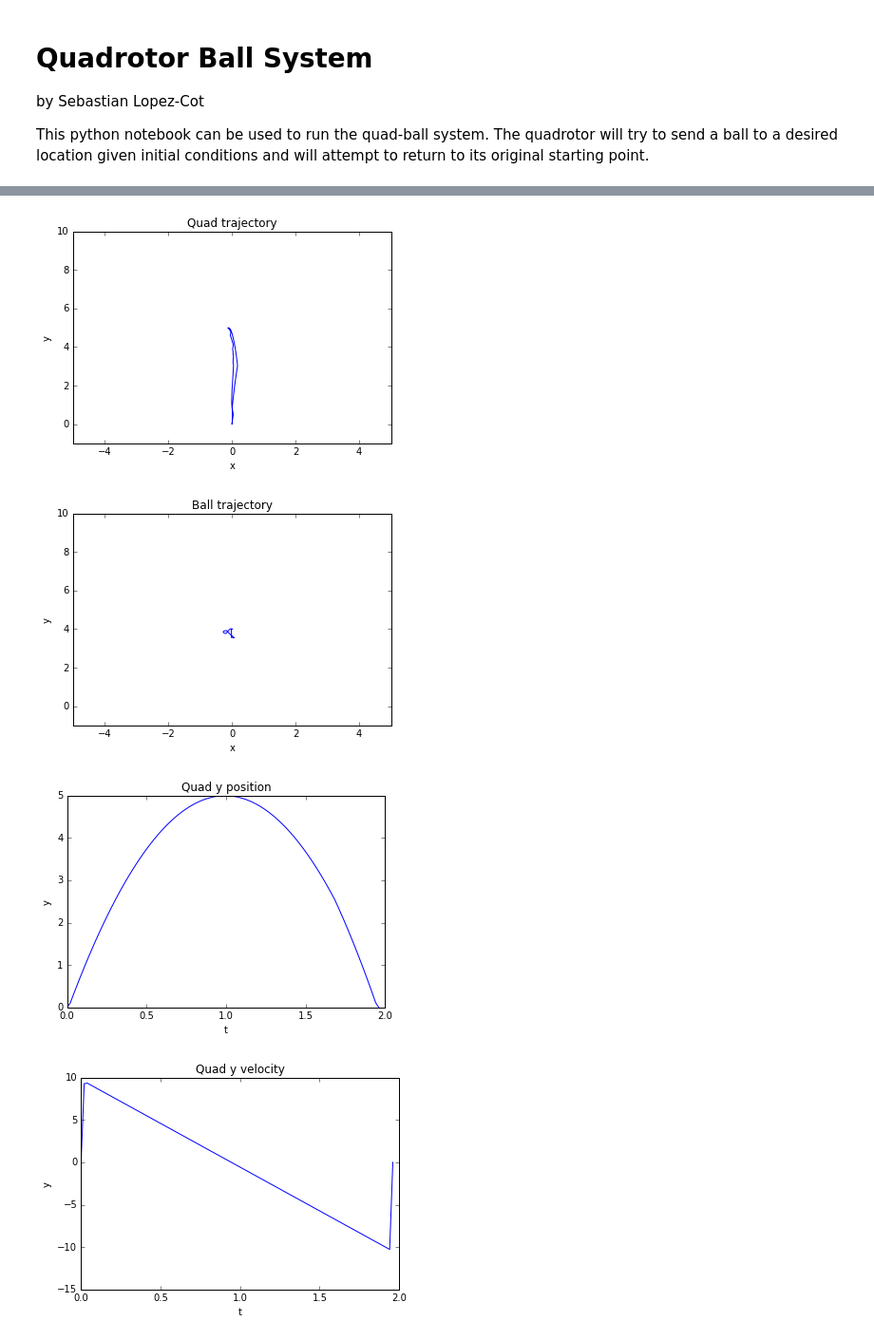
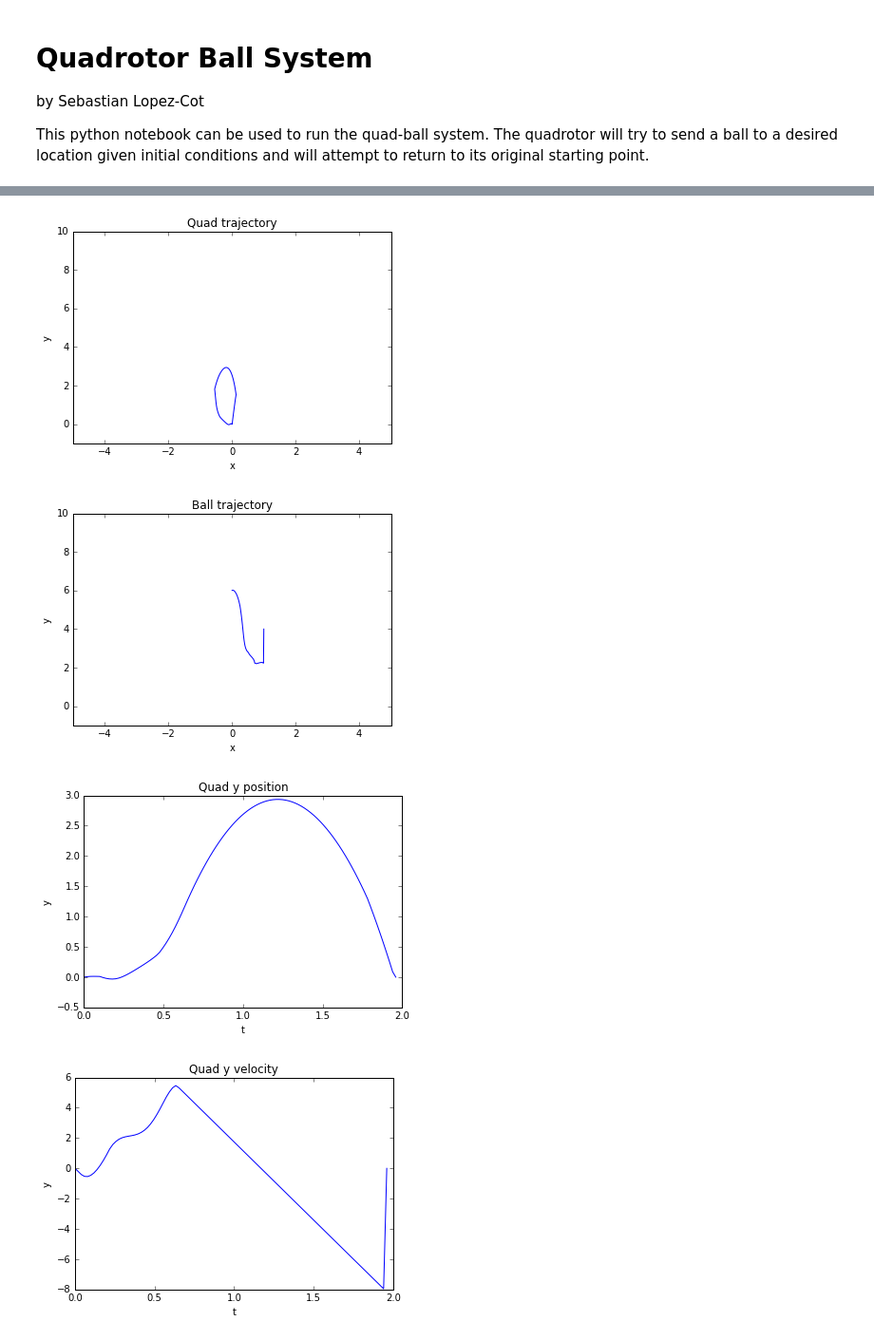
Before and after one commit to sebLopezCot/Quadrotor-Juggling, a Jupyter notebook: quad_ball.ipynb, the cells around one changed output, grey strips where cells are left out. Shown at 95% size. Drawn from its saved outputs; the diff is of its cells as text; code cells hidden in the pictures.

Commit message:
Can send the ball to side path

```diff
--- a/quad_ball.ipynb
+++ b/quad_ball.ipynb
@@ -20,7 +20,7 @@ from quad_ball_system import (BallQuadSystem, SystemVisualizer)
 
 # Define the min and max time for the problem
 min_time = 1.0
-max_time = 5.0
+max_time = 3.0
 
 # Quad initial conditions
 initial_quad_state = np.zeros(6)
@@ -53,13 +53,14 @@ theta = 60.0 * np.pi / 180.0
 
 initial_ball_state = np.zeros(4)
 initial_ball_state[0] = 0.0
-initial_ball_state[1] = 4.0
+initial_ball_state[1] = 6.0
 initial_ball_state[2] = 0.0
 initial_ball_state[3] = 0.0
 
 # Ball final state conditions
 final_ball_state = np.copy(initial_ball_state)
-#final_ball_state[2:4] *= -1.0
+final_ball_state[0] = 1.0
+final_ball_state[1] = 4.0
 
 # System params
 quad_mass = 0.1
@@ -97,34 +98,34 @@ plt.xlabel("t")
 plt.ylabel("y")
 plt.plot(time_array[0:100], quad_traj[:,1])
 plt.show()
 
 plt.figure()
 plt.title("Quad y velocity")
 plt.xlabel("t")
 plt.ylabel("y")
 plt.plot(time_array[0:100], quad_traj[:,4])
 plt.show()
 
 plt.figure()
 plt.title("Ball y position")
 plt.xlabel("t")
 plt.ylabel("y")
 plt.plot(time_array[0:100], ball_traj[:,1])
 plt.show()
 
 plt.figure()
 plt.title("Ball y velocity")
 plt.xlabel("t")
 plt.ylabel("y")
 plt.plot(time_array[0:100], ball_traj[:,3])
 plt.show()
 
 print input_traj
 # %% [output]
 Should end at:  [ 0.  0.]
 Number of decision vars:  1200
 Solve:  SolutionResult.kIterationLimit
-[figure, old version]
+[figure, new version]
-[figure, old version]
+[figure, new version]
-[figure, old version]
+[figure, new version]
-[figure, old version]
+[figure, new version]
```
Also changed, not shown: parts of 1 cell of this notebook, 1 other file.
